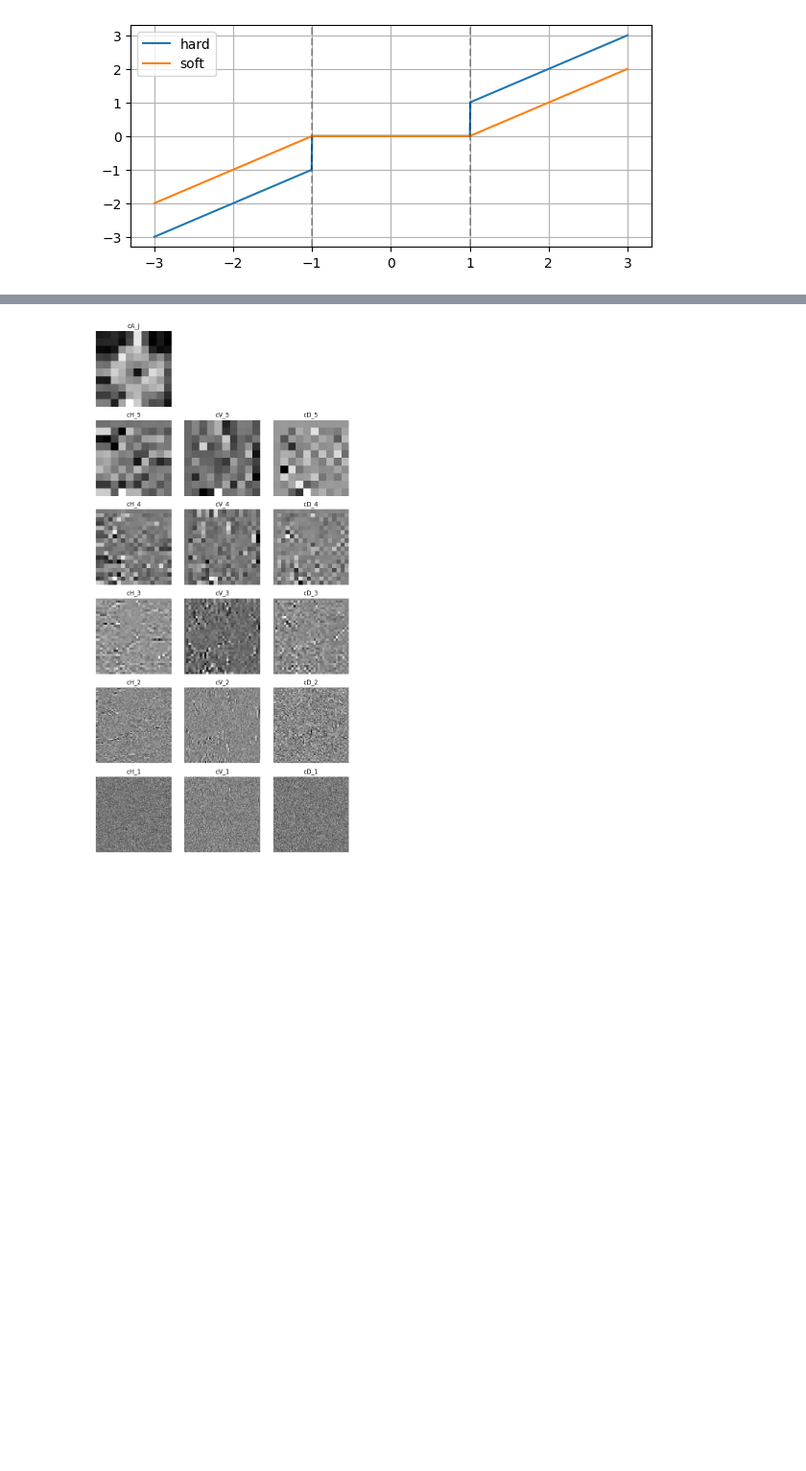
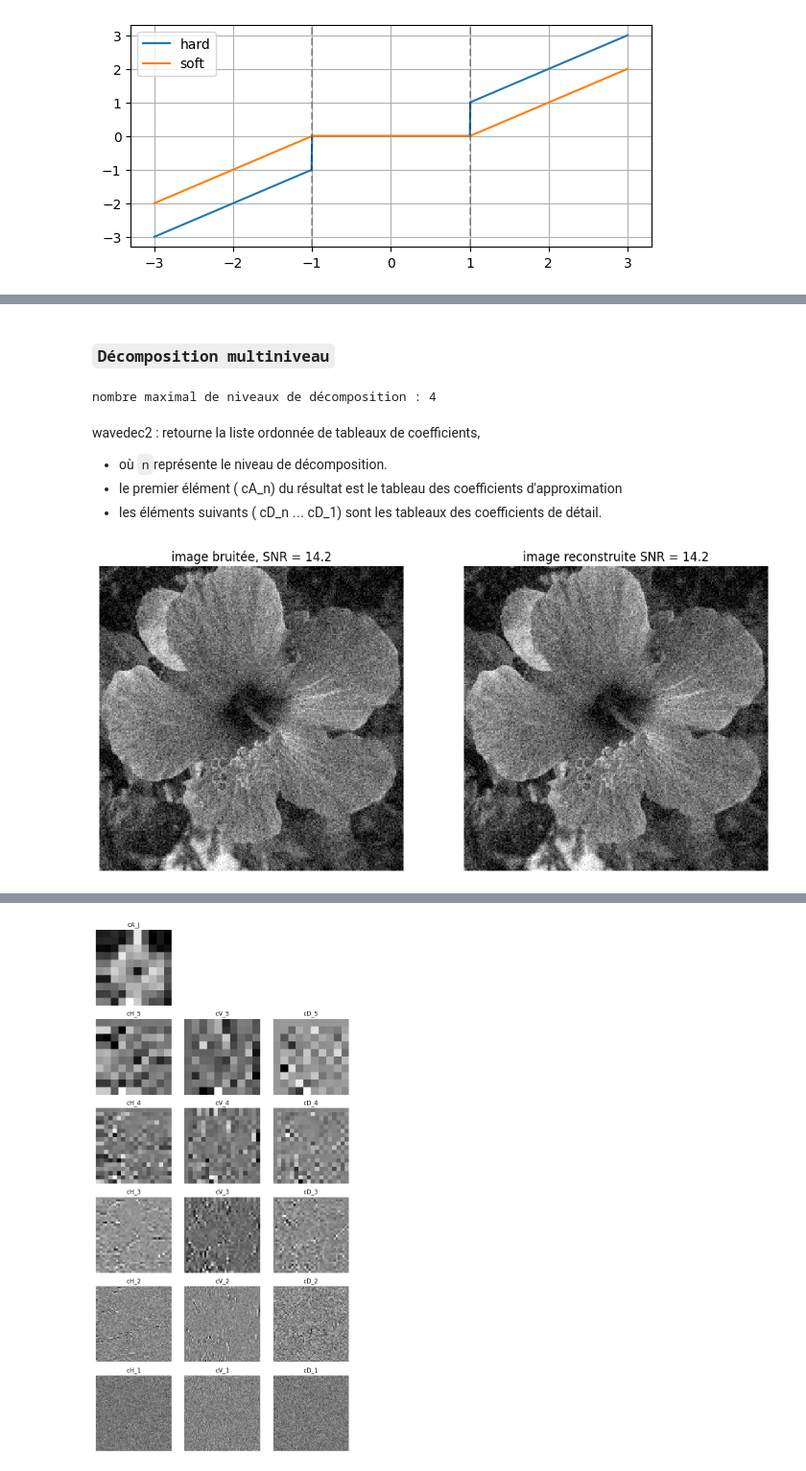
Before and after one commit to Borleo/2_M2_IAFA, a Jupyter notebook: TP_M2IAFA/TP_M2_IMGCMPT/TP23_Imagerie_Computationnelle/2_Wavelet Denoising /Image Denoising with Wavelets/denoisingwav_2_wavelet_2d.ipynb, the cells around one changed output, grey strips where cells are left out. Shown at 96% size. Cells and saved outputs as stored; diff of their text form; code cells hidden in the pictures; blank space fills up the shorter version.

```diff
--- a/TP_M2IAFA/TP_M2_IMGCMPT/TP23_Imagerie_Computationnelle/2_Wavelet Denoising /Image Denoising with Wavelets/denoisingwav_2_wavelet_2d.ipynb
+++ b/TP_M2IAFA/TP_M2_IMGCMPT/TP23_Imagerie_Computationnelle/2_Wavelet Denoising /Image Denoising with Wavelets/denoisingwav_2_wavelet_2d.ipynb
@@ -110,18 +149,29 @@ plt.show()
+# %% [markdown]
+### `Décomposition multiniveau`
 # %%
 import pywt
 import numpy as np
 # Transformée décimée (options.ti = 0)
-# y : signal ou image
-# Jmin : niveau minimal
-# J : niveau maximal (par ex. J = Jmin + 1 comme dans ton appel MATLAB)
-Jmin = 4
+# y    : signal ou image
 # wavelet='dbN', 'symN', 'haar'
-wavelet = 'db2'  # par ex., à adapter à ce que fait options.wavelet
-# 1D : f is 1D array
-coeffs_ti_1d = pywt.wavedec(y, wavelet=wavelet, level=Jmin+1)
-# reconstruction correspondante
-y_rec_1d = pywt.waverec(coeffs_ti_1d, wavelet=wavelet)
+wavelet = 'sym5'  # par ex., à adapter à ce que fait options.wavelet
+w = pywt.Wavelet(wavelet)
+J = pywt.dwt_max_level(data_len=len(y), filter_len=w.dec_len)
+print(f"nombre maximal de niveaux de décomposition : {J}")
 # 2D image : f is 2D array
-coeffs_ti_2d = pywt.wavedec2(y, wavelet=wavelet, level=Jmin+1)
+coeffs_ti_2d = pywt.wavedec2(y, wavelet=wavelet, level=J)
 # reconstruction correspondante
 y_rec_2d = pywt.waverec2(coeffs_ti_2d, wavelet=wavelet)
+# %% [output]
+nombre maximal de niveaux de décomposition : 4
+# %% [markdown]
+wavedec2 : retourne la liste ordonnée de tableaux de coefficients,
+- où `n`représente le niveau de décomposition.
+- le premier élément ( cA_n) du résultat est le tableau des coefficients d'approximation
+- les éléments suivants ( cD_n $\dots$ cD_1) sont les tableaux des coefficients de détail.
+# %%
+plt.figure(figsize=(12, 12))
+imageplot(clamp(y),f"image bruitée, SNR = {snr(f0,y):.3g}" , [1,2,1])
+imageplot(clamp(y_rec_2d),f"image reconstruite SNR = {snr(f0,y_rec_2d):.3g}",[1,2,2])
+# %% [output]
+[figure, added]
```
Also changed, not shown: parts of 18 cells of this notebook.
